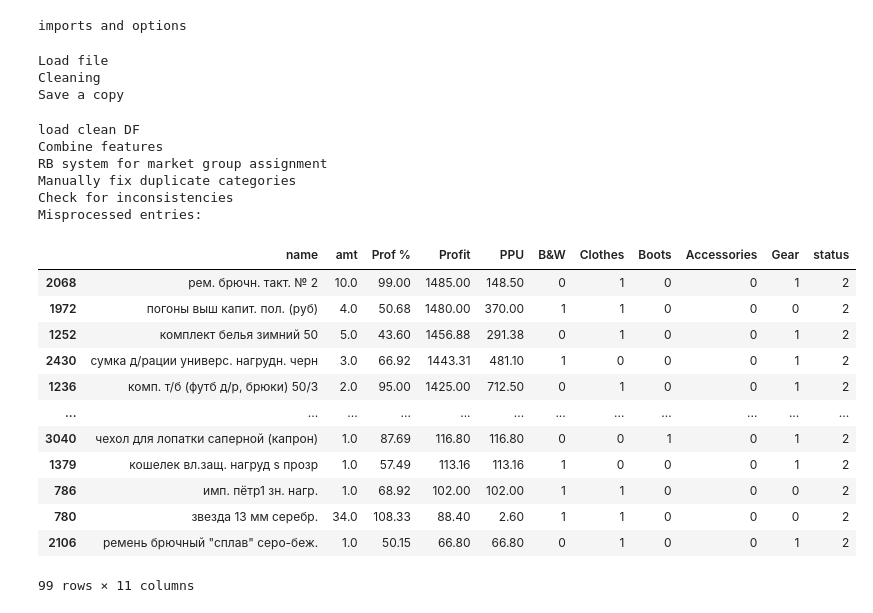
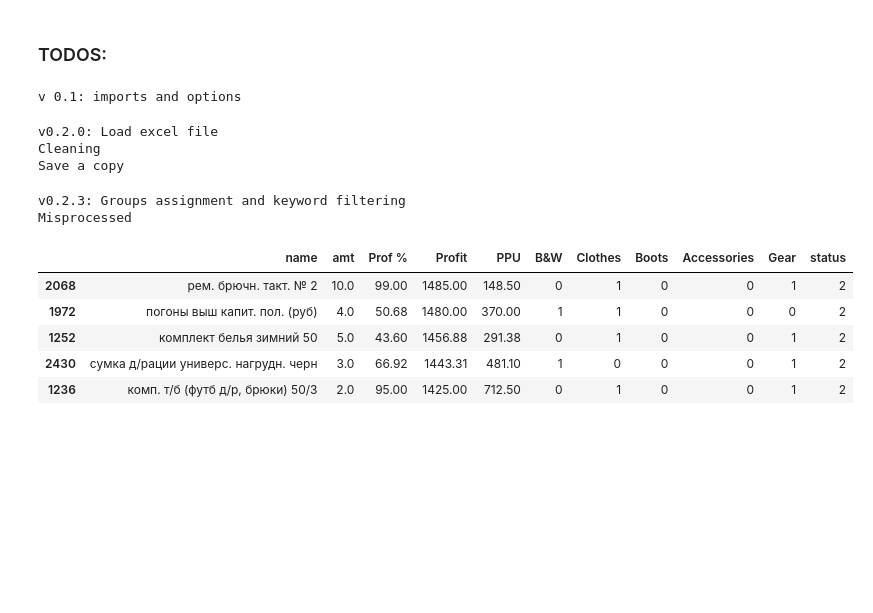
Before and after one commit to aleeusgr/fun, a Jupyter notebook: 1c-0.2.3.ipynb, the cells around one changed output. Drawn from its saved outputs; the diff is of its cells as text; code cells hidden in the pictures; blank space fills up the shorter version.

Commit message:
1C: cleaned code, added versions

```diff
--- a/1c-0.2.3.ipynb
+++ b/1c-0.2.3.ipynb
@@ -6,5 +1,7 @@
+# %% [markdown]
+### TODOS:
 # %%
-print('imports and options')
+print('v 0.1: imports and options')
 import pandas as pd
 import datetime as dt
 import numpy as np
@@ -20,9 +17,9 @@ plt.rcParams['figure.figsize'] = [20, 10]
 # plt.rcParams['axes.facecolor'] = 'black'
 # pd.set_option('display.max_rows', df.shape[0]+1)
 # %% [output]
-imports and options
+v 0.1: imports and options
 # %%
-print('Load file')
+print('v0.2.0: Load excel file')
 by_good = pd.read_excel('by_name.xls',skiprows=list(range(8)),header = 0,na_values=[' ']).fillna(0)
 by_good = by_good.drop(columns = ['Unnamed: 1','Unnamed: 2'])
 by_good = by_good.rename(columns={'Unnamed: 0':'name','единица':'amt',
@@ -48,17 +45,19 @@ df = df.reset_index(drop=True)
 print('Save a copy')
 clean_df = df.copy()
 # %% [output]
-Load file
+v0.2.0: Load excel file
 Cleaning
 Save a copy
 # %%
-print('load clean DF')
-df = clean_df
+print('v0.2.3: Groups assignment and keyword filtering')
+'''
+features: status: 0: Unprocessed, 1: assume OK; 2: double counted
+          PPU = Profit per unit'
+'''
 
-print('Combine features')
-df['PPU'] = np.round(df['Profit']/df['amt'],2) # profit per unit
+df = clean_df #clean form 0.2.1'
 
-print('RB system for market group assignment')
+df['PPU'] = np.round(df['Profit']/df['amt'],2)
 df['name'] = df['name'].str.lower()
 
 kwd_by_cat = {
@@ -71,51 +70,43 @@ kwd_by_cat = {
 
 }
 
+#Main Loop:
 for key in kwd_by_cat.keys():
     df[key] = 0
     col = df.columns.get_loc(key)
     for word in kwd_by_cat[key]:
         idx = df[df['name'].str.contains(word)].index
         df.iloc[idx,col]=1 #set class manually
 
 
-print('Manually fix duplicate categories')
+# print('Manually fix duplicate categories')
 mislabeled_idx = {
 
     'B&W'        : [2371,2363,2375,2369,89,2370],
     'Clothes'    : [1967,1986,2104,1985,1977,2069,2066],
     'Boots'      : [860,858,859,861,862,1598,1597],
     'Accessories': [958,959,957,],
     'Gear'       : [903,1240,1241,88,905,]
 }
 
-for key in mislabeled_idx:
+for i in mislabeled_idx:
 #     print(key,mislabeled_idx[key])
-    df.loc[mislabeled_idx[key],key]=0
+    df.loc[mislabeled_idx[i],i]=0
 
-print('Check for inconsistencies')
+# print('Check for inconsistencies')
 df['status']=df.loc[:,list(kwd_by_cat.keys())].sum(axis=1)
 
-print('Misprocessed entries:')
-# pd.set_option('display.max_rows', df.shape[0]+1) #show all
-df[df['status']==2].sort_values('Profit',ascending=False) # change for 2 for double-grouped
+
+print('Misprocessed')
+# #show all:
+# pd.set_option('display.max_rows', df.shape[0]+1)
+df[df['status']==2].sort_values('Profit',ascending=False).head() #
 # %% [output]
-load clean DF
-Combine features
-RB system for market group assignment
-Manually fix duplicate categories
-Check for inconsistencies
-Misprocessed entries:
+v0.2.3: Groups assignment and keyword filtering
+Misprocessed
 |  | name | amt | Prof % | Profit | PPU | B&W | Clothes | Boots | Accessories | Gear | status |
 | 2068 | рем. брючн. такт. № 2 | 10.0 | 99.00 | 1485.00 | 148.50 | 0 | 1 | 0 | 0 | 1 | 2 |
 | 1972 | погоны выш капит. пол. (руб) | 4.0 | 50.68 | 1480.00 | 370.00 | 1 | 1 | 0 | 0 | 0 | 2 |
 | 1252 | комплект белья зимний 50 | 5.0 | 43.60 | 1456.88 | 291.38 | 0 | 1 | 0 | 0 | 1 | 2 |
 | 2430 | сумка д/рации универс. нагрудн. черн | 3.0 | 66.92 | 1443.31 | 481.10 | 1 | 0 | 0 | 0 | 1 | 2 |
 | 1236 | комп. т/б (футб д/р, брюки) 50/3 | 2.0 | 95.00 | 1425.00 | 712.50 | 0 | 1 | 0 | 0 | 1 | 2 |
-| ... | ... | ... | ... | ... | ... | ... | ... | ... | ... | ... | ... |
-| 3040 | чехол для лопатки саперной (капрон) | 1.0 | 87.69 | 116.80 | 116.80 | 0 | 0 | 1 | 0 | 1 | 2 |
-| 1379 | кошелек вл.защ. нагруд s прозр | 1.0 | 57.49 | 113.16 | 113.16 | 1 | 0 | 0 | 0 | 1 | 2 |
-| 786 | имп. пётр1 зн. нагр. | 1.0 | 68.92 | 102.00 | 102.00 | 1 | 1 | 0 | 0 | 0 | 2 |
-| 780 | звезда 13 мм серебр. | 34.0 | 108.33 | 88.40 | 2.60 | 1 | 1 | 0 | 0 | 0 | 2 |
-| 2106 | ремень брючный "сплав" серо-беж. | 1.0 | 50.15 | 66.80 | 66.80 | 0 | 1 | 0 | 0 | 1 | 2 |
-99 rows × 11 columns
```
Also changed, not shown: parts of 14 cells of this notebook, 1 other file.
